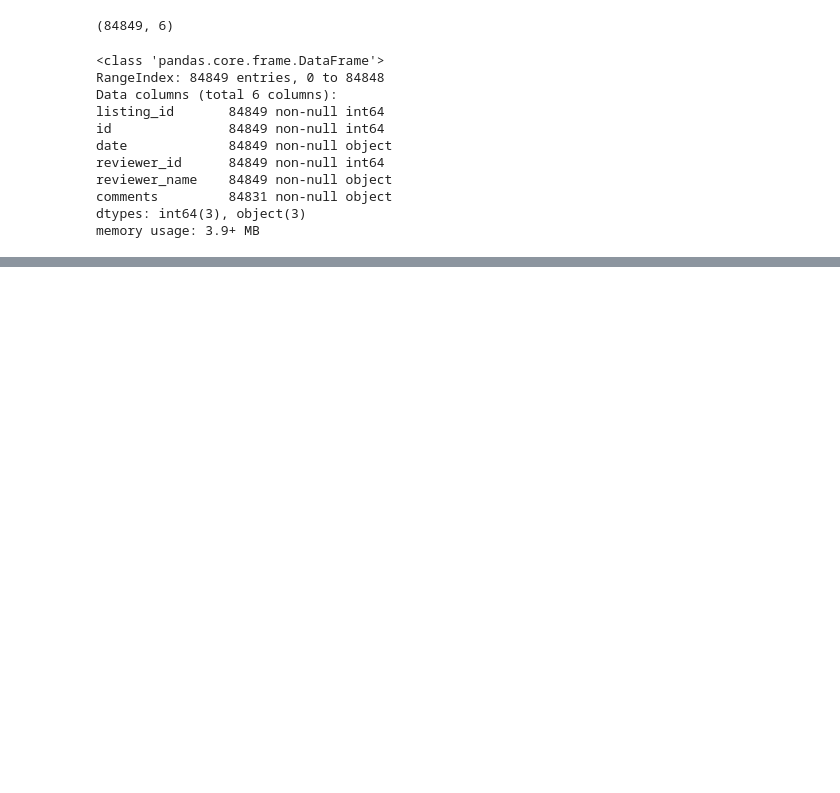
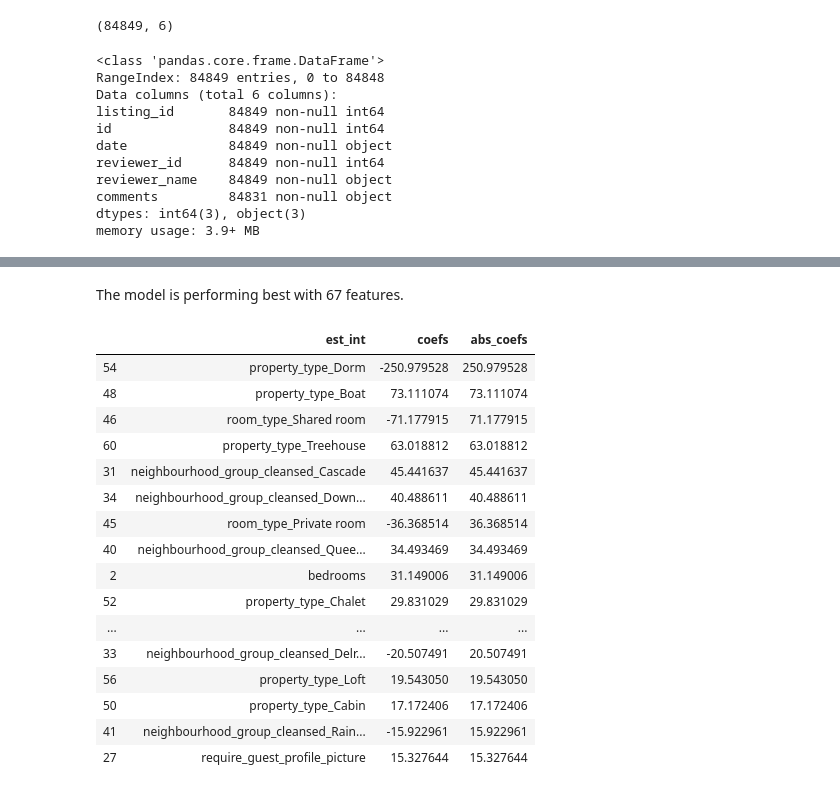
Before and after one commit to FRANZKAFKA13/Udacity-Data-Science, a Jupyter notebook: Project 1/Project_1.ipynb, the cells around one changed output, grey strips where cells are left out. Drawn from its saved outputs; the diff is of its cells as text; code cells hidden in the pictures; blank space fills up the shorter version.

```diff
--- a/Project 1/Project_1.ipynb
+++ b/Project 1/Project_1.ipynb
@@ -353,0 +904,45 @@ MultiIndex([(                            'id',  'mean'),
+# %% [markdown]
+The model is performing best with 67 features.
+# %%
+def coef_weights(coefficients, X_train):
+    '''
+    INPUT:
+    coefficients - the coefficients of the linear model
+    X_train - the training data, so the column names can be used
+    OUTPUT:
+    coefs_df - a dataframe holding the coefficient, estimate, and abs(estimate)
+
+    Provides a dataframe that can be used to understand the most influential coefficients
+    in a linear model by providing the coefficient estimates along with the name of the
+    variable attached to the coefficient.
+    '''
+    coefs_df = pd.DataFrame()
+    coefs_df['est_int'] = X_train.columns
+    coefs_df['coefs'] = lm_model.coef_
+    coefs_df['abs_coefs'] = np.abs(lm_model.coef_)
+    coefs_df = coefs_df.sort_values('abs_coefs', ascending=False)
+    return coefs_df
+
+#Use the function
+coef_df = coef_weights(lm_model.coef_, X_train)
+
+#A quick look at the top results
+coef_df.head(20)
+# %% [output]
+|  | est_int | coefs | abs_coefs |
+| 54 | property_type_Dorm | -250.979528 | 250.979528 |
+| 48 | property_type_Boat | 73.111074 | 73.111074 |
+| 46 | room_type_Shared room | -71.177915 | 71.177915 |
+| 60 | property_type_Treehouse | 63.018812 | 63.018812 |
+| 31 | neighbourhood_group_cleansed_Cascade | 45.441637 | 45.441637 |
+| 34 | neighbourhood_group_cleansed_Down... | 40.488611 | 40.488611 |
+| 45 | room_type_Private room | -36.368514 | 36.368514 |
+| 40 | neighbourhood_group_cleansed_Quee... | 34.493469 | 34.493469 |
+| 2 | bedrooms | 31.149006 | 31.149006 |
+| 52 | property_type_Chalet | 29.831029 | 29.831029 |
+| ... | ... | ... | ... |
+| 33 | neighbourhood_group_cleansed_Delr... | -20.507491 | 20.507491 |
+| 56 | property_type_Loft | 19.543050 | 19.543050 |
+| 50 | property_type_Cabin | 17.172406 | 17.172406 |
+| 41 | neighbourhood_group_cleansed_Rain... | -15.922961 | 15.922961 |
+| 27 | require_guest_profile_picture | 15.327644 | 15.327644 |
```
Also changed, not shown: parts of 132 cells of this notebook.
